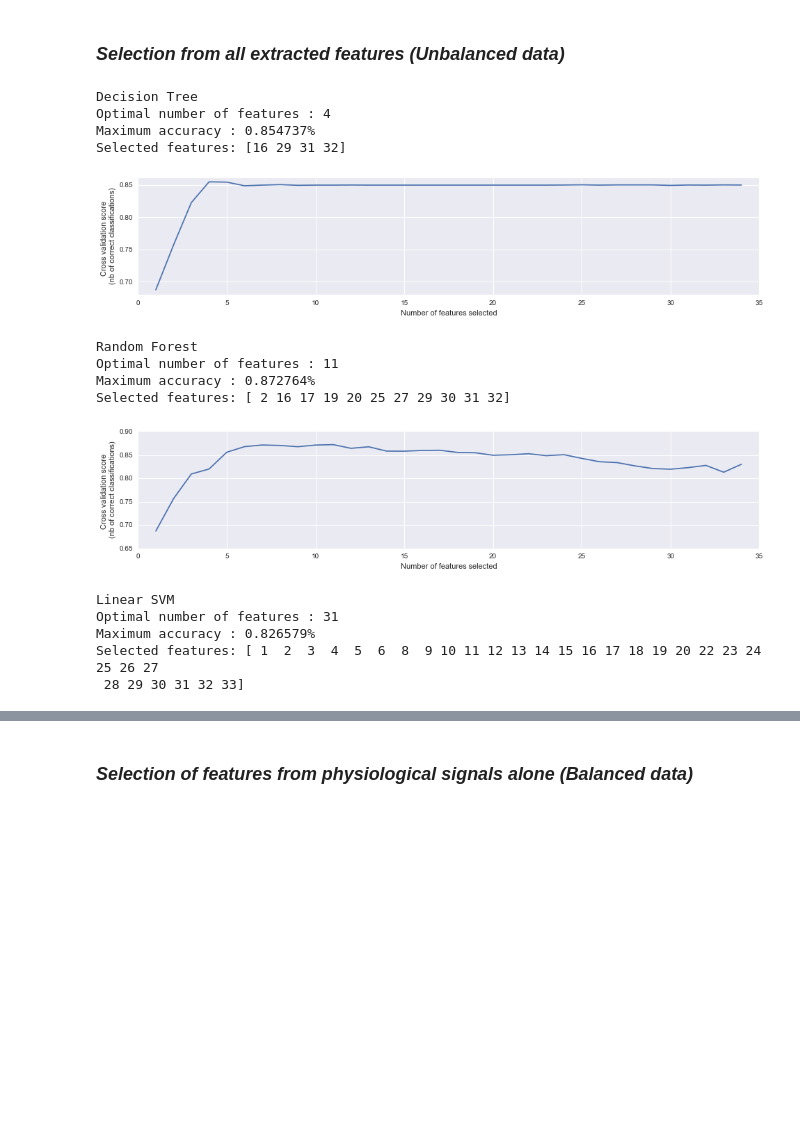
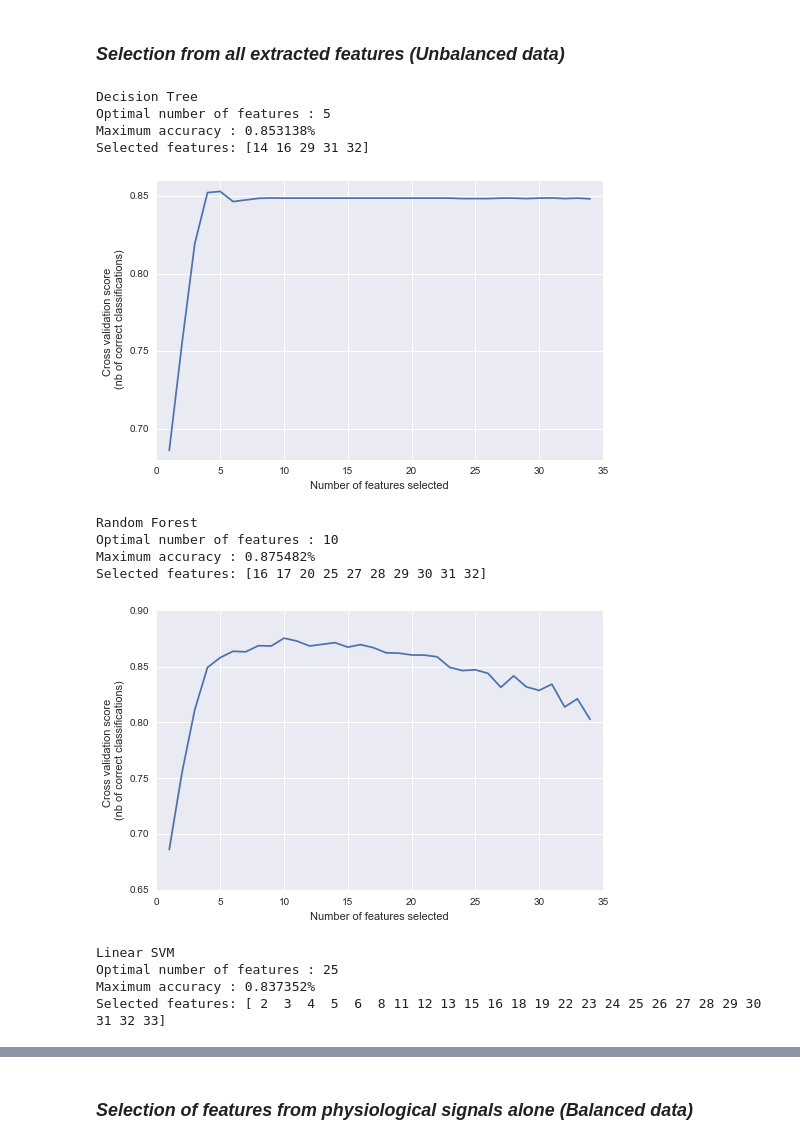
Before and after one commit to xmpuspus/Sleep_Research, a Jupyter notebook: notebooks/classification_of_sleep_stages_using_polysomnograph_data.ipynb, the cells around one changed output, grey strips where cells are left out. Cells and saved outputs as stored; diff of their text form; code cells hidden in the pictures; blank space fills up the shorter version.

```diff
--- a/notebooks/classification_of_sleep_stages_using_polysomnograph_data.ipynb
+++ b/notebooks/classification_of_sleep_stages_using_polysomnograph_data.ipynb
@@ -501,24 +530,29 @@ merge_labels[np.where(merge_labels == 'M')] = 6
 # %%
 ## features from physiological signals only
 sleep_features_physio = np.array(sleep_features_physio, dtype = float)
-sleep_data_physio = sleep_features_physio[np.isfinite(sleep_features_physio).all(axis=1)]
-sleep_labels_physio = np.reshape(merge_labels, [len(merge_labels), 1])[np.isfinite(sleep_features_physio).all(axis=1)]
-
 ## features from physiological signals and previous stage
 sleep_features_all = np.array(sleep_features_all, dtype = float)
-sleep_data_all = sleep_features_all[np.isfinite(sleep_features_all).all(axis=1)]
-sleep_labels_all = np.reshape(merge_labels, [len(merge_labels), 1])[np.isfinite(sleep_features_all).all(axis=1)]
+
+sleep_data_physio = sleep_features_physio[np.isfinite(sleep_features_physio).all(axis=1) * np.isfinite(sleep_features_all).all(axis=1)]
+sleep_labels_physio = np.reshape(merge_labels, [len(merge_labels), 1])[np.isfinite(sleep_features_physio).all(axis=1) * np.isfinite(sleep_features_all).all(axis=1)]
+
+sleep_data_all = sleep_features_all[np.isfinite(sleep_features_physio).all(axis=1) * np.isfinite(sleep_features_all).all(axis=1)]
+sleep_labels_all = np.reshape(merge_labels, [len(merge_labels), 1])[np.isfinite(sleep_features_physio).all(axis=1) * np.isfinite(sleep_features_all).all(axis=1)]
 # %% [markdown]
 #### *Get training and test set*
 # %%
-sleep_data_scaled_physio = StandardScaler().fit_transform(sleep_data_physio)
-train_set_physio, test_set_physio, train_label_physio, test_label_physio = train_test_split(sleep_data_scaled_physio, sleep_labels_physio, test_size=0.33, random_state=42)
+Scaling_Function_physio = StandardScaler()
+not_scaled_train_set_physio, not_scaled_test_set_physio, train_label_physio, test_label_physio = train_test_split(sleep_data_physio, sleep_labels_physio, test_size=0.33, random_state=42)
+train_set_physio = Scaling_Function_physio.fit_transform(not_scaled_train_set_physio)
+test_set_physio = Scaling_Function_physio.transform(not_scaled_test_set_physio)
 
 train_label_physio = np.ndarray.flatten(train_label_physio).astype(float)
 test_label_physio = np.ndarray.flatten(test_label_physio).astype(float)
 # %%
-sleep_data_scaled_all = StandardScaler().fit_transform(sleep_data_all)
-train_set_all, test_set_all, train_label_all, test_label_all = train_test_split(sleep_data_scaled_all, sleep_labels_all, test_size=0.33, random_state=42)
+Scaling_Function_all = StandardScaler()
+not_scaled_train_set_all, not_scaled_test_set_all, train_label_all, test_label_all = train_test_split(sleep_data_all, sleep_labels_all, test_size=0.33, random_state=42)
+train_set_all = Scaling_Function_all.fit_transform(not_scaled_train_set_all)
+test_set_all = Scaling_Function_all.transform(not_scaled_test_set_all)
 
 train_label_all = np.ndarray.flatten(train_label_all).astype(float)
 test_label_all = np.ndarray.flatten(test_label_all).astype(float)
@@ -537,7 +571,7 @@ selected_features_physio = {}
 
 for i in np.arange(len(classifiers)):
     clf = classifiers[i]
-    rfecv = RFECV(estimator=clf, step=1, cv=StratifiedKFold(3),
+    rfecv = RFECV(estimator=clf, step=1, cv=StratifiedKFold(5),
                   scoring='accuracy')
     rfecv.fit(train_set_physio, train_label_physio)
     selected_features_physio[names[i]] = np.arange(train_set_physio.shape[1])[np.where(rfecv.ranking_ == 1)]
@@ -547,10 +581,11 @@ for i in np.arange(len(classifiers)):
     print("Selected features: {}".format(selected_features_physio[names[i]]))
 
     # Plot number of features VS. cross-validation scores
-    plt.figure(figsize=[16, 3])
+    fig = plt.figure(figsize=[8, 5])
     plt.xlabel("Number of features selected")
     plt.ylabel("Cross validation score \n (nb of correct classifications)")
     plt.plot(range(1, len(rfecv.grid_scores_) + 1), rfecv.grid_scores_)
+    fig.savefig('../results/plots/'+names[i]+' physio.png')
     plt.show()
 # %% [output]
 Decision Tree
@@ -574,36 +608,36 @@ Selected features: [ 0  2  3  4  5  6  7  8  9 10 11 12 13 14 15 16 17 18 19 20
 # %%
 selected_features_all = {}
 
 for i in np.arange(len(classifiers)):
     clf = classifiers[i]
-    rfecv = RFECV(estimator=clf, step=1, cv=StratifiedKFold(3),
+    rfecv = RFECV(estimator=clf, step=1, cv=StratifiedKFold(5),
                   scoring='accuracy')
     rfecv.fit(train_set_all, train_label_all)
     selected_features_all[names[i]] = np.arange(train_set_all.shape[1])[np.where(rfecv.ranking_ == 1)]
     print(names[i])
     print("Optimal number of features : %d" % rfecv.n_features_)
     print("Maximum accuracy : {0:4f}%".format(max(rfecv.grid_scores_)))
     print("Selected features: {}".format(selected_features_all[names[i]]))
 
     # Plot number of features VS. cross-validation scores
-    plt.figure(figsize=[16, 3])
+    fig = plt.figure(figsize=[8, 5])
     plt.xlabel("Number of features selected")
     plt.ylabel("Cross validation score \n (nb of correct classifications)")
     plt.plot(range(1, len(rfecv.grid_scores_) + 1), rfecv.grid_scores_)
+    fig.savefig('../results/plots/'+names[i]+' all.png')
     plt.show()
 # %% [output]
 Decision Tree
-Optimal number of features : 4
-Maximum accuracy : 0.854737%
-Selected features: [16 29 31 32]
+Optimal number of features : 5
+Maximum accuracy : 0.853138%
+Selected features: [14 16 29 31 32]
-[figure, old version]
+[figure, new version]
 Random Forest
-Optimal number of features : 11
-Maximum accuracy : 0.872764%
-Selected features: [ 2 16 17 19 20 25 27 29 30 31 32]
+Optimal number of features : 10
+Maximum accuracy : 0.875482%
+Selected features: [16 17 20 25 27 28 29 30 31 32]
-[figure, old version]
+[figure, new version]
 Linear SVM
-Optimal number of features : 31
-Maximum accuracy : 0.826579%
-Selected features: [ 1  2  3  4  5  6  8  9 10 11 12 13 14 15 16 17 18 19 20 22 23 24 25 26 27
- 28 29 30 31 32 33]
+Optimal number of features : 25
+Maximum accuracy : 0.837352%
+Selected features: [ 2  3  4  5  6  8 11 12 13 15 16 18 19 22 23 24 25 26 27 28 29 30 31 32 33]
```
Also changed, not shown: parts of 43 cells of this notebook.
